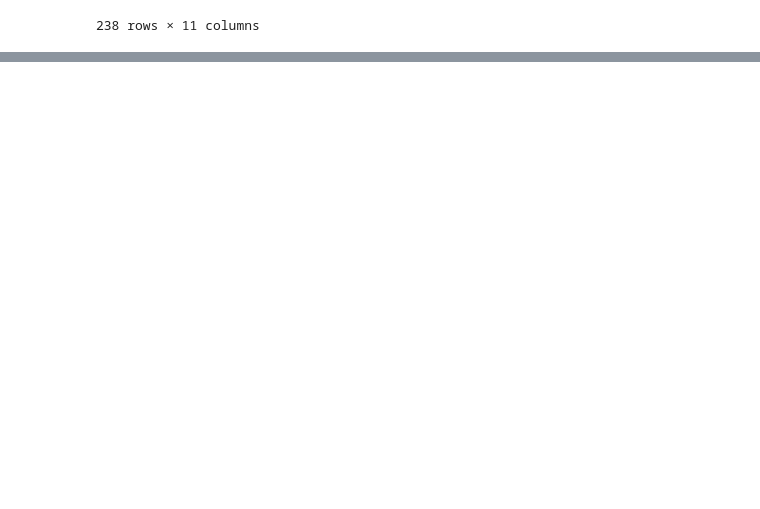
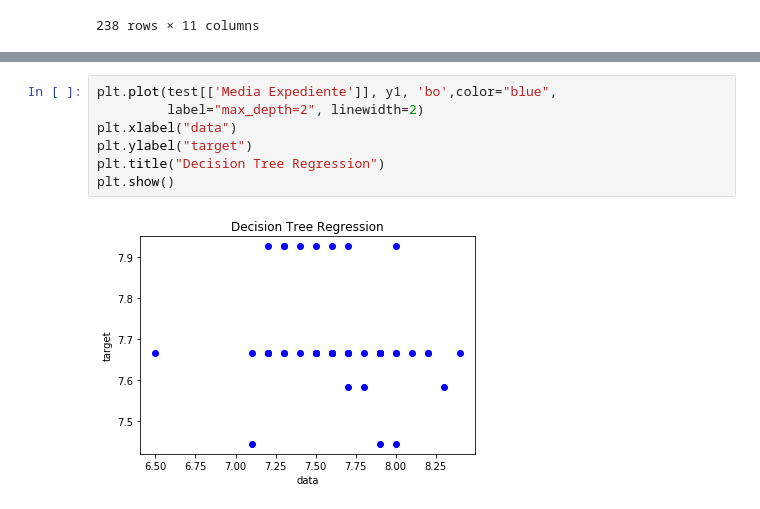
Before and after one commit to Domyy95/CDA, a Jupyter notebook: Model.ipynb, the cells around one changed output, grey strips where cells are left out. Saved outputs shown, nothing was run; the diff lists cells and outputs as text; blank space fills up the shorter version.

```diff
--- a/Model.ipynb
+++ b/Model.ipynb
@@ -57,0 +115,9 @@ data[['Media Expediente','Media PAU','NumBib 2 km','NumBib 5 km','NumBib 8 km','
+# %%
+plt.plot(test[['Media Expediente']], y1, 'bo',color="blue",
+         label="max_depth=2", linewidth=2)
+plt.xlabel("data")
+plt.ylabel("target")
+plt.title("Decision Tree Regression")
+plt.show()
+# %% [output]
+[figure, added]
```
Also changed, not shown: parts of 7 cells of this notebook.
